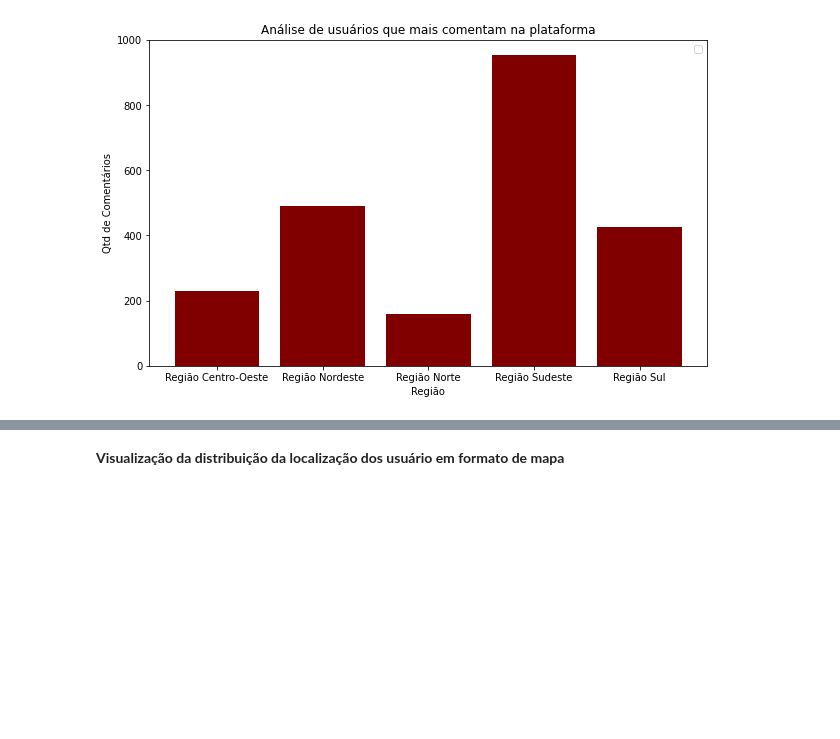
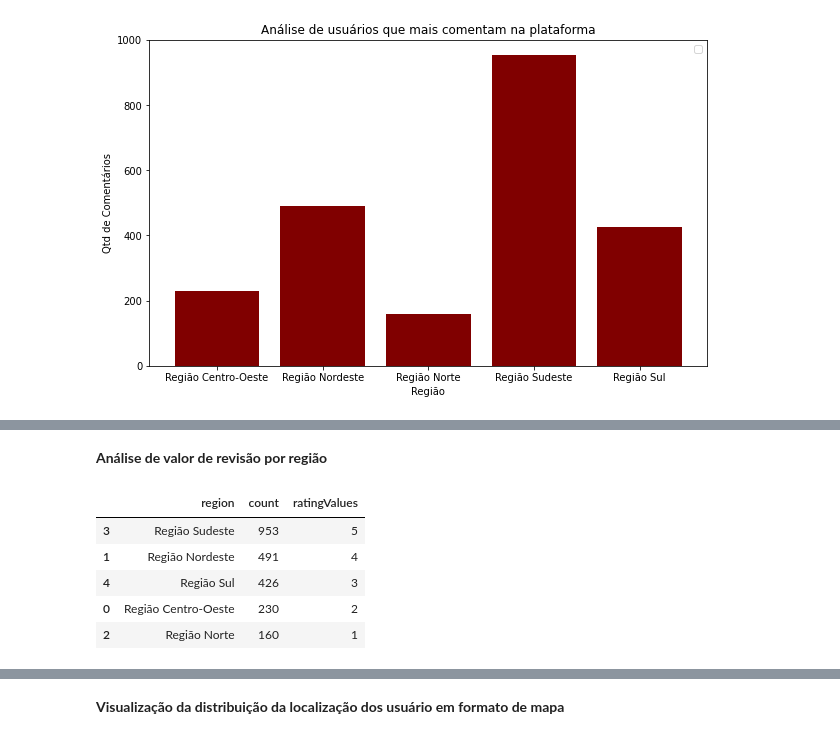
Before and after one commit to kidkmon/Sentiment-Analysis-TripAdvisor, a Jupyter notebook: Analise_sentimentos_TripAdvisor.ipynb, the cells around one changed output, grey strips where cells are left out. Cells and saved outputs as stored; diff of their text form; code cells hidden in the pictures; blank space fills up the shorter version.

```diff
--- a/Analise_sentimentos_TripAdvisor.ipynb
+++ b/Analise_sentimentos_TripAdvisor.ipynb
@@ -723,0 +742,23 @@ No handles with labels found to put in legend.
+# %% [markdown]
+**Análise de valor de revisão por região**
+# %%
+# Gerando dados para análise - groupby
+user_location = df.groupby(["userLocation", "ratingValue"]).size().reset_index(name="count").sort_values(by="count", ascending=True)
+
+user_location.drop(user_location[user_location["userLocation"] == "None"].index, inplace=True)
+user_location.drop(user_location[user_location["userLocation"].str.len() == 1].index, inplace=True)
+user_location.drop(user_location[user_location["userLocation"].str.isdigit()].index, inplace=True)
+
+
+region_gb = region.groupby(["region"]).size().reset_index(name="count").sort_values(by="count", ascending=False)
+
+region_gb["ratingValues"] = ["5", "4", "3", "2", "1"]
+
+region_gb.head()
+# %% [output]
+|  | region | count | ratingValues |
+| 3 | Região Sudeste | 953 | 5 |
+| 1 | Região Nordeste | 491 | 4 |
+| 4 | Região Sul | 426 | 3 |
+| 0 | Região Centro-Oeste | 230 | 2 |
+| 2 | Região Norte | 160 | 1 |
```
Also changed, not shown: parts of 7 cells of this notebook.
